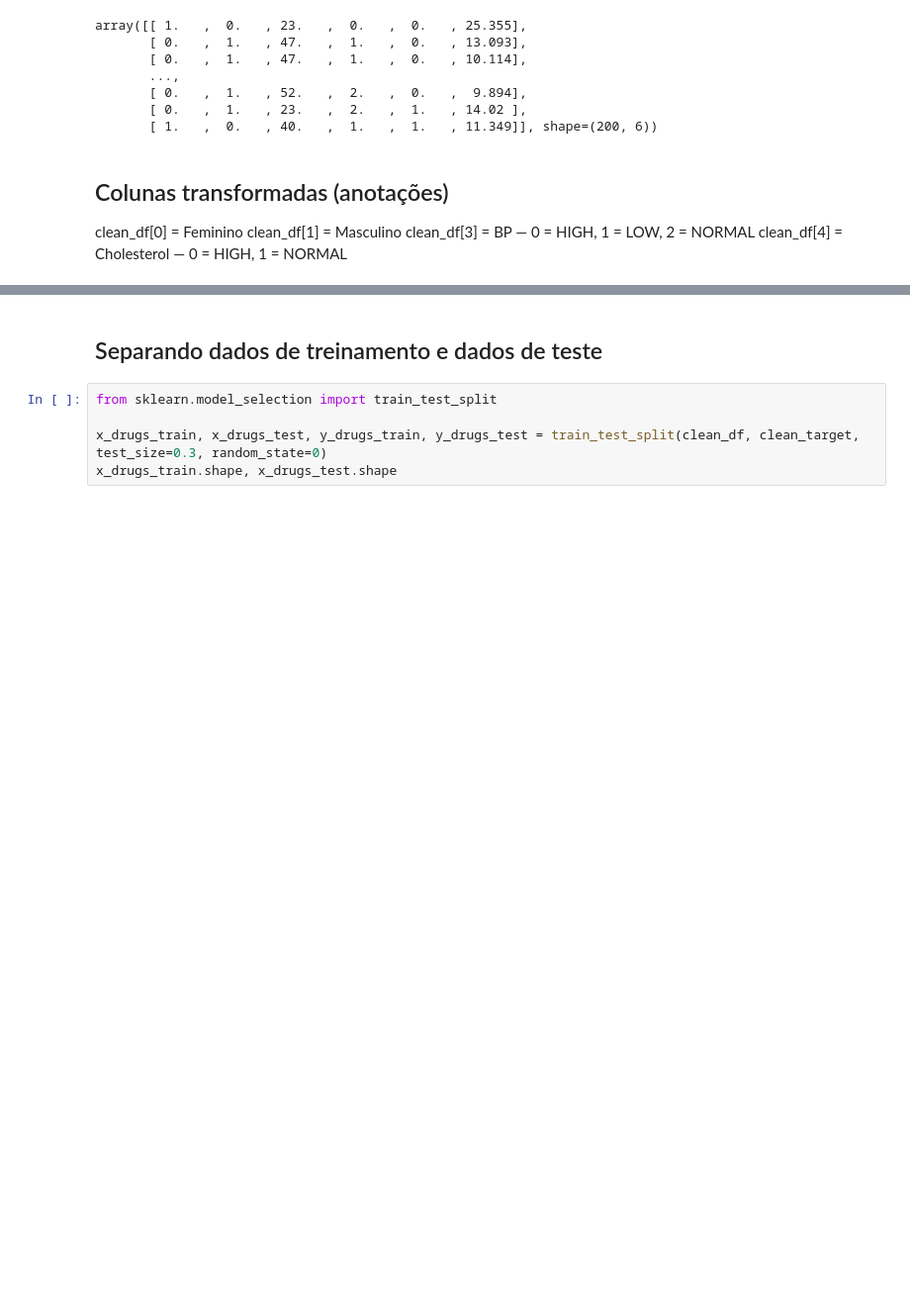
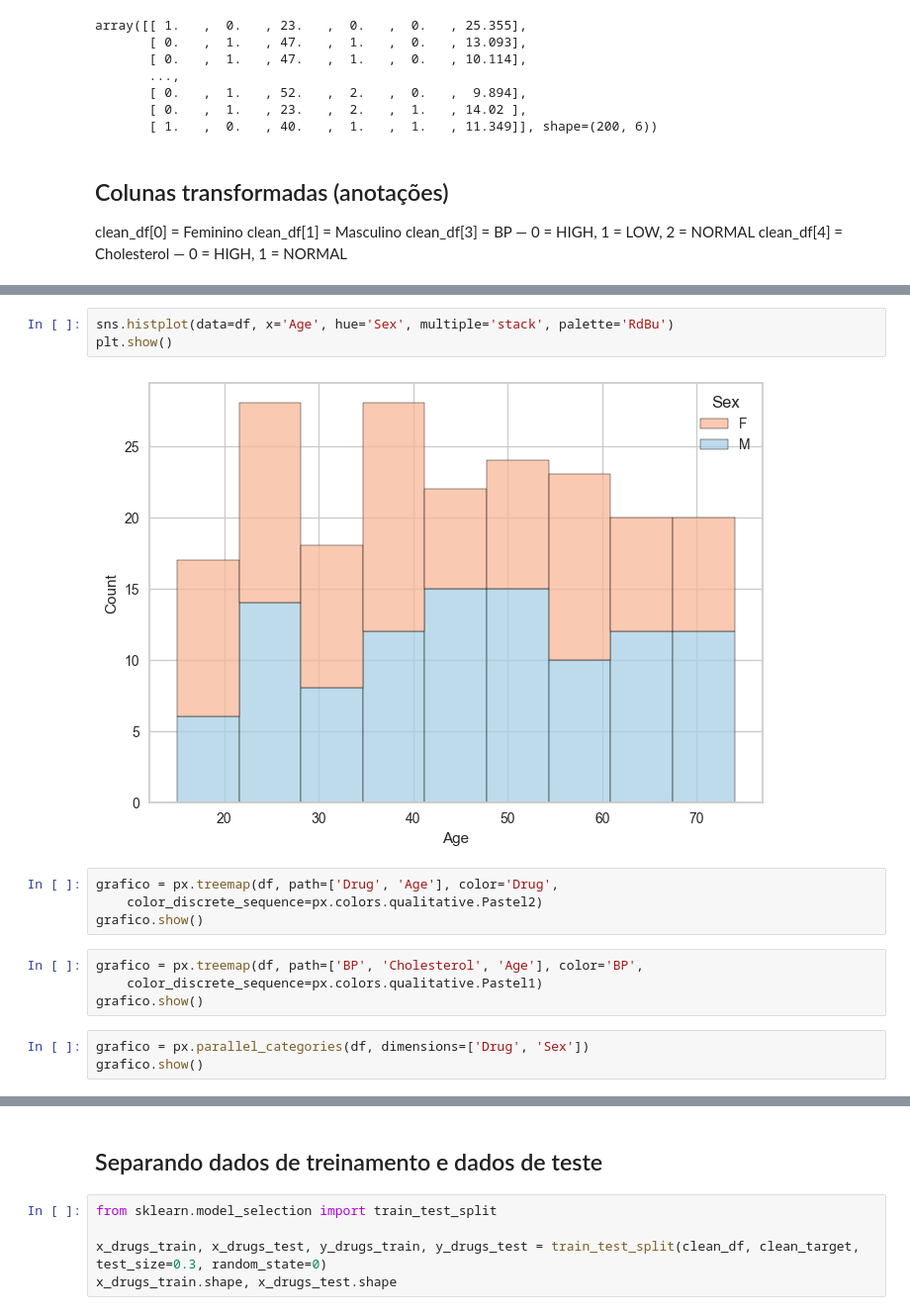
Before and after one commit to jheni1e/IA-Machine-Learning, a Jupyter notebook: 08. Drugs Classification.ipynb, the cells around one changed output, grey strips where cells are left out. Shown at 99% size. Drawn from its saved outputs; the diff is of its cells as text; blank space fills up the shorter version.

```diff
--- a/08. Drugs Classification.ipynb
+++ b/08. Drugs Classification.ipynb
@@ -116,0 +125,16 @@ clean_df[4] = Cholesterol — 0 = HIGH, 1 = NORMAL
+# %%
+sns.histplot(data=df, x='Age', hue='Sex', multiple='stack', palette='RdBu')
+plt.show()
+# %% [output]
+[figure, added]
+# %%
+grafico = px.treemap(df, path=['Drug', 'Age'], color='Drug',
+    color_discrete_sequence=px.colors.qualitative.Pastel2)
+grafico.show()
+# %%
+grafico = px.treemap(df, path=['BP', 'Cholesterol', 'Age'], color='BP',
+    color_discrete_sequence=px.colors.qualitative.Pastel1)
+grafico.show()
+# %%
+grafico = px.parallel_categories(df, dimensions=['Drug', 'Sex'])
+grafico.show()
```
Also changed, not shown: parts of 10 cells of this notebook, 2 other files.
